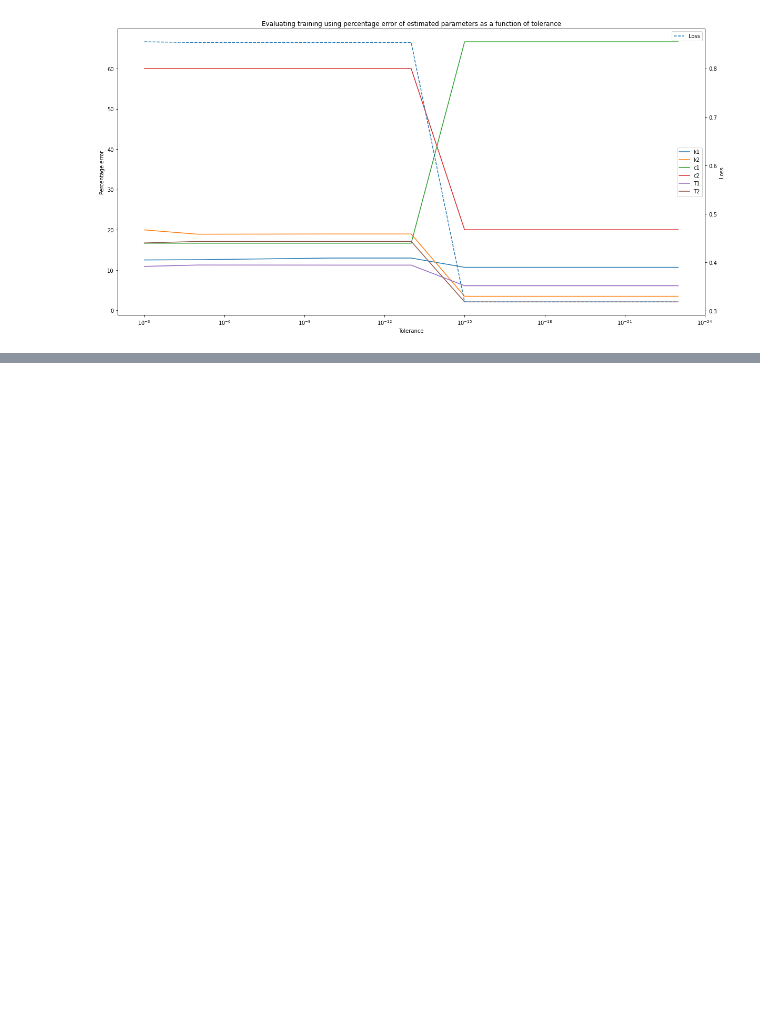
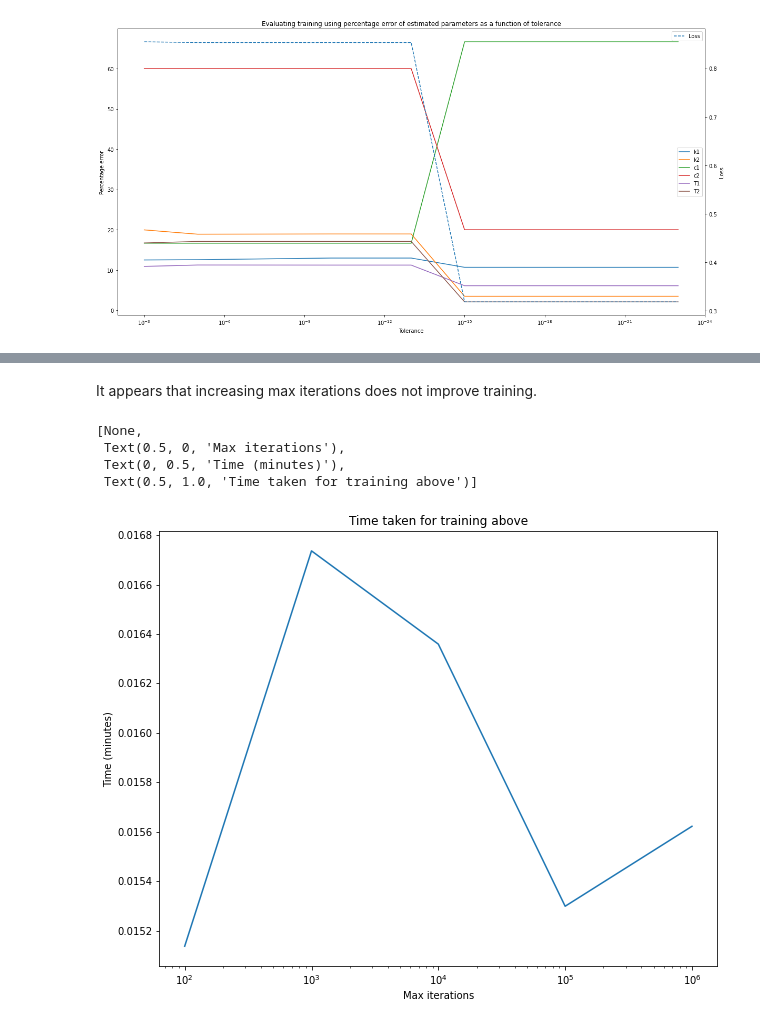
Before and after one commit to harry-rendell/building_simulation, a Jupyter notebook: param_estimation.ipynb, the cells around one changed output, grey strips where cells are left out. Saved outputs shown, nothing was run; the diff lists cells and outputs as text; code cells hidden in the pictures; blank space fills up the shorter version.

```diff
--- a/param_estimation.ipynb
+++ b/param_estimation.ipynb
@@ -258,0 +292,12 @@ ax.invert_xaxis()
+# %% [markdown]
+It appears that increasing max iterations does not improve training.
+# %%
+fig, ax = plt.subplots(1,1, figsize=(10,8))
+ax.plot(max_iters, duration)
+ax.set(xscale='log', xlabel='Max iterations', ylabel='Time (minutes)', title='Time taken for training above')
+# %% [output]
+[None,
+ Text(0.5, 0, 'Max iterations'),
+ Text(0, 0.5, 'Time (minutes)'),
+ Text(0.5, 1.0, 'Time taken for training above')]
+[figure, added]
```
Also changed, not shown: parts of 6 cells of this notebook.
